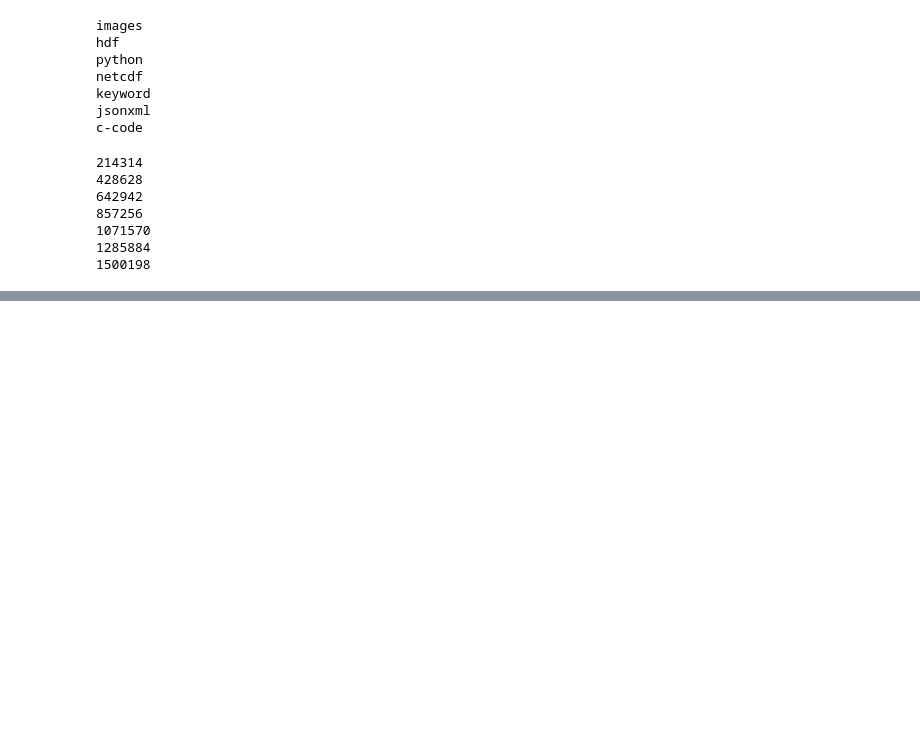
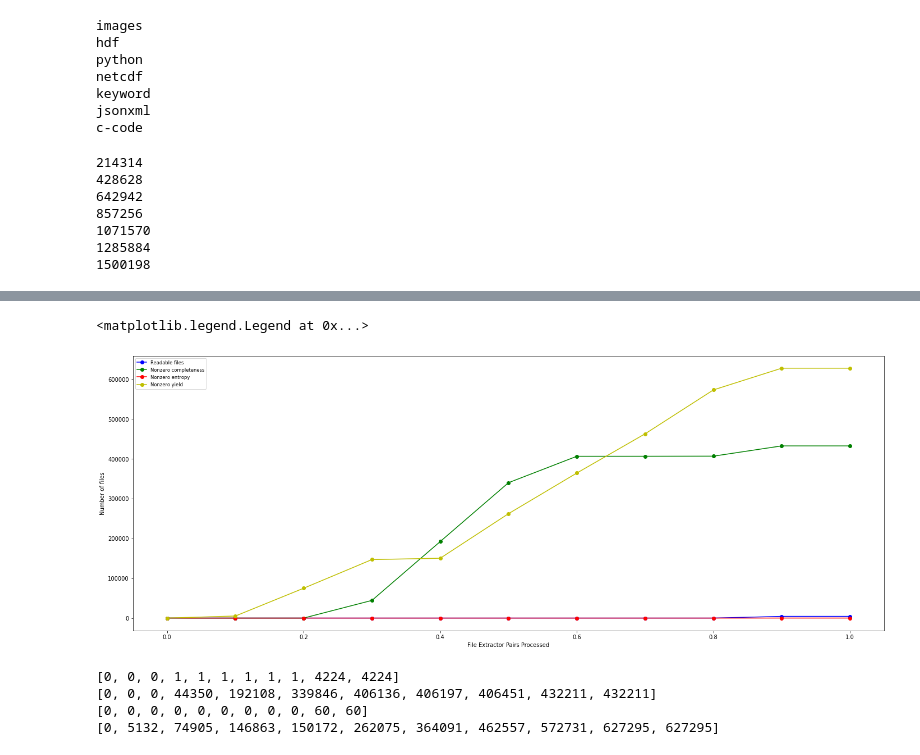
Before and after one commit to xtracthub/xtract-sampler, a Jupyter notebook: Scheduler/deqeue_analysis_iccs.ipynb, the cells around one changed output, grey strips where cells are left out. Cells and saved outputs as stored; diff of their text form; code cells hidden in the pictures; blank space fills up the shorter version.

```diff
--- a/Scheduler/deqeue_analysis_iccs.ipynb
+++ b/Scheduler/deqeue_analysis_iccs.ipynb
@@ -102,0 +169,22 @@ for threshold in x:
+# %%
+x = np.asarray(x)
+
+plt.figure(figsize=(24, 9))
+plt.xlabel("File Extractor Pairs Processed")
+plt.ylabel("Number of files")
+plt.plot(x, file_count['readability'], '-o', color='b', label='Readable files')
+plt.plot(x, file_count['completeness'], '-o', color='g', label='Nonzero completeness')
+plt.plot(x, file_count['entropy'], '-o', color='r', label='Nonzero entropy')
+plt.plot(x, file_count['yield'], '-o', color='y', label='Nonzero yield')
+plt.legend(fontsize='small')
+# %% [output]
+<matplotlib.legend.Legend at 0x...>
+[figure, added]
+# %%
+for k, v in file_count.items():
+	print(v)
+# %% [output]
+[0, 0, 0, 1, 1, 1, 1, 1, 1, 4224, 4224]
+[0, 0, 0, 44350, 192108, 339846, 406136, 406197, 406451, 432211, 432211]
+[0, 0, 0, 0, 0, 0, 0, 0, 0, 60, 60]
+[0, 5132, 74905, 146863, 150172, 262075, 364091, 462557, 572731, 627295, 627295]
```
Also changed, not shown: parts of 8 cells of this notebook, 1 other file.
